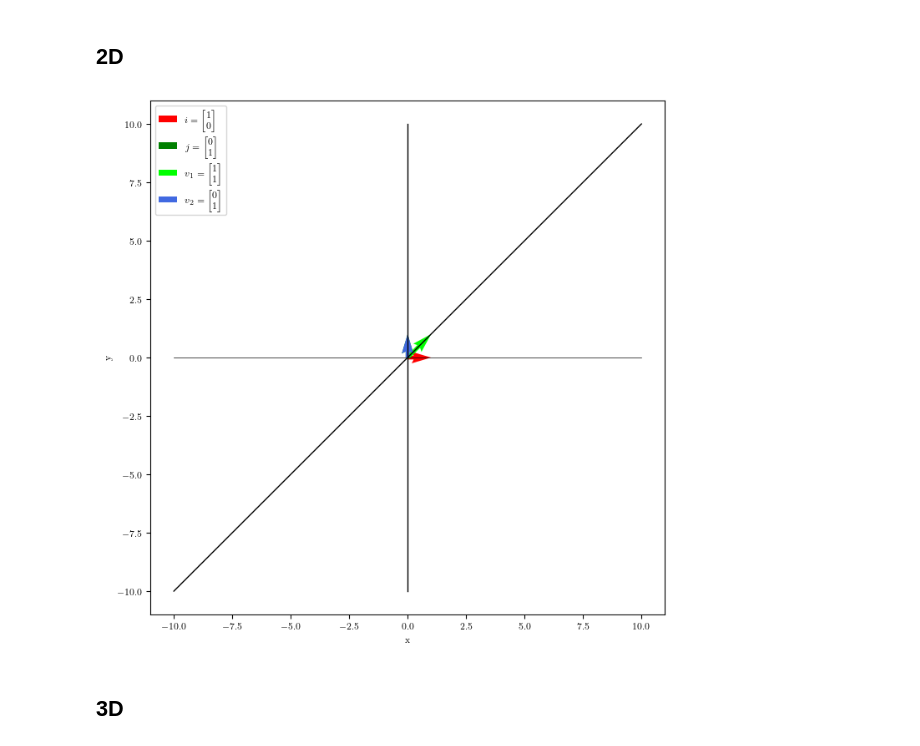
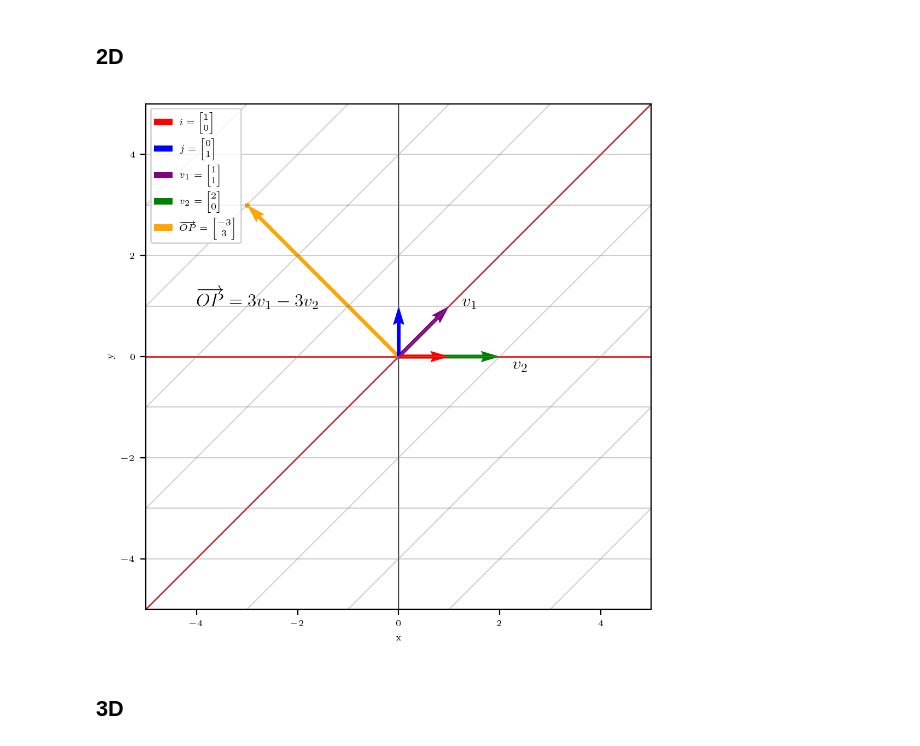
Before and after one commit to BiggusMaximus/ALJABAR-LINEAR-GANJIL-2025, a Jupyter notebook: Latihan Program/Pertemuan ke-12.ipynb, the cells around one changed output. Drawn from its saved outputs; the diff is of its cells as text; code cells hidden in the pictures.

```diff
--- a/Latihan Program/Pertemuan ke-12.ipynb
+++ b/Latihan Program/Pertemuan ke-12.ipynb
@@ -5,9 +5,9 @@ from mpl_toolkits.mplot3d import Axes3D
 from matplotlib.patches import Rectangle
 from mpl_toolkits.mplot3d.art3d import Poly3DCollection
 plt.rcParams.update({
-    'font.size': 8,
+    'font.size': 6,
     'text.usetex': True,
-    'text.latex.preamble': r'\usepackage{amsfonts}\usepackage{amsmath}',
+    'text.latex.preamble': r'\usepackage{amsfonts}\usepackage{amsmath}\usepackage{array}',
     "font.family": "Times New Roman"
 })
 # %% [markdown]
@@ -15,50 +15,85 @@ plt.rcParams.update({
 # %% [markdown]
 ## 2D
 # %%
-fig = plt.figure(figsize=(8, 8))
-ax = fig.add_subplot(111)
+fig, ax = plt.subplots(figsize=(6,6), dpi=200)
 
 # Standard axes
-anchor = 10
-ax.plot([-anchor, anchor], [0, 0], color="black", linewidth=0.5)  # x-axis
-ax.plot([0, 0], [-anchor, anchor], color="black", linewidth=0.5)  # y-axis
+anchor = 5
+ax.plot([-anchor, anchor], [0, 0], color="black", linewidth=0.5, zorder=0)  # x-axis
+ax.plot([0, 0], [-anchor, anchor], color="black", linewidth=0.5, zorder=0)  # y-axis
 
 # --- Standard Basis ---
 i = np.array([1, 0])
 j = np.array([0, 1])
 ax.quiver(0, 0, *i, color="r", angles="xy", scale_units="xy", scale=1,
-          label=rf'$i=\begin{{bmatrix}} {i[0]} \\ {i[1]} \end{{bmatrix}}$')
-ax.quiver(0, 0, *j, color="g", angles="xy", scale_units="xy", scale=1,
-          label=rf'$j=\begin{{bmatrix}} {j[0]} \\ {j[1]} \end{{bmatrix}}$')
+          label=rf'$i=\begin{{bmatrix}} {i[0]} \\ {i[1]} \end{{bmatrix}}$', zorder=2)
+ax.quiver(0, 0, *j, color="b", angles="xy", scale_units="xy", scale=1,
+          label=rf'$j=\begin{{bmatrix}} {j[0]} \\ {j[1]} \end{{bmatrix}}$', zorder=2)
 
 # --- New Basis ---
 v1 = np.array([1, 1])
-v2 = np.array([0, 1])
+v2 = np.array([2, 0])
 
 # New axes lines
 ax.plot([-anchor * v1[0], anchor * v1[0]],
         [-anchor * v1[1], anchor * v1[1]],
-        color="k", linestyle="solid", linewidth=1)
+        color="r", linestyle="solid", linewidth=1, zorder=1)
 ax.plot([-anchor * v2[0], anchor * v2[0]],
         [-anchor * v2[1], anchor * v2[1]],
-        color="k", linestyle="solid", linewidth=1)
+        color="r", linestyle="solid", linewidth=1, zorder=1)
 
 # Basis arrows
-ax.quiver(0, 0, *v1, color="lime", angles="xy", scale_units="xy", scale=1,
+ax.quiver(0, 0, *v1, color="purple", angles="xy", scale_units="xy", scale=1,
           label=rf'$v_1=\begin{{bmatrix}} {v1[0]} \\ {v1[1]} \end{{bmatrix}}$')
-ax.quiver(0, 0, *v2, color="royalblue", angles="xy", scale_units="xy", scale=1,
+ax.text(v1[0]+0.25, v1[1], s=rf'''$v_1$''', fontsize=12)
+
+ax.quiver(0, 0, *v2, color="green", angles="xy", scale_units="xy", scale=1,
           label=rf'$v_2=\begin{{bmatrix}} {v2[0]} \\ {v2[1]} \end{{bmatrix}}$')
+ax.text(v2[0]+0.25, v2[1]-0.25, s=rf'''$v_2$''', fontsize=12)
+
+# --- Skewed Grid with smaller spacing ---
+N = 10          # range of shifts
+step = 1.      # smaller step size
+vals = np.arange(-N, N+step, step)
+
+for m in vals:
+    # lines parallel to v1
+    start = m * v2 - N * v1
+    end   = m * v2 + N * v1
+    ax.plot([start[0], end[0]], [start[1], end[1]], color="gray", linewidth=0.7, alpha=0.4)
+
+for n in vals:
+    # lines parallel to v2
+    start = n * v1 - N * v2
+    end   = n * v1 + N * v2
+    ax.plot([start[0], end[0]], [start[1], end[1]], color="gray", linewidth=0.7, alpha=0.4)
+
+k1 = 3
+k2 = -3
+v3 = k1*v1 + k2*v2
+ax.quiver(0, 0, *v3, color="orange", angles="xy", scale_units="xy", scale=1,
+          label=rf'$\overrightarrow{{OP}}=\begin{{bmatrix}} {v3[0]} \\ {v3[1]} \end{{bmatrix}}$')
+
+if k2 < 0:
+    ax.text(v3[0]/2-2.5, v3[1]/2-0.5, s=rf'''$\overrightarrow{{OP}} = {k1}v_1 {k2}v_2$''', fontsize=12)
+else:
+    ax.text(v3[0]/2-2.5, v3[1]/2-0.5, s=rf'''$\overrightarrow{{OP}} = {k1}v_1 +   {k2}v_2$''', fontsize=12)
+
+ax.scatter(*v3, s=5, color='orange')
 
 # Labels
 ax.set_xlabel("x")
 ax.set_ylabel("y")
+
+ax.set_xlim(-5,5)
+ax.set_ylim(-5,5)
 ax.set_aspect('equal')
 ax.grid(False)
 ax.legend()
 
 plt.show()
 # %% [output]
-[figure, old version]
+[figure, new version]
 # %% [markdown]
 ## 3D
 # %%
```
Also changed, not shown: parts of 12 cells of this notebook, 3 other files.
